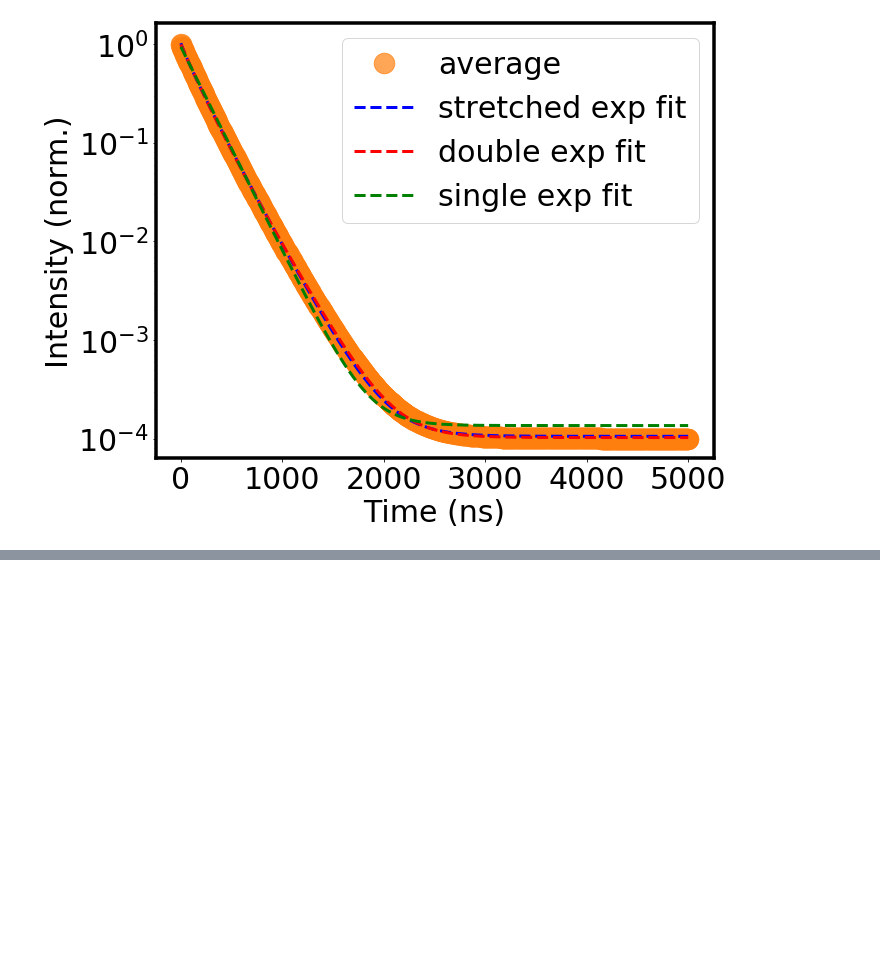
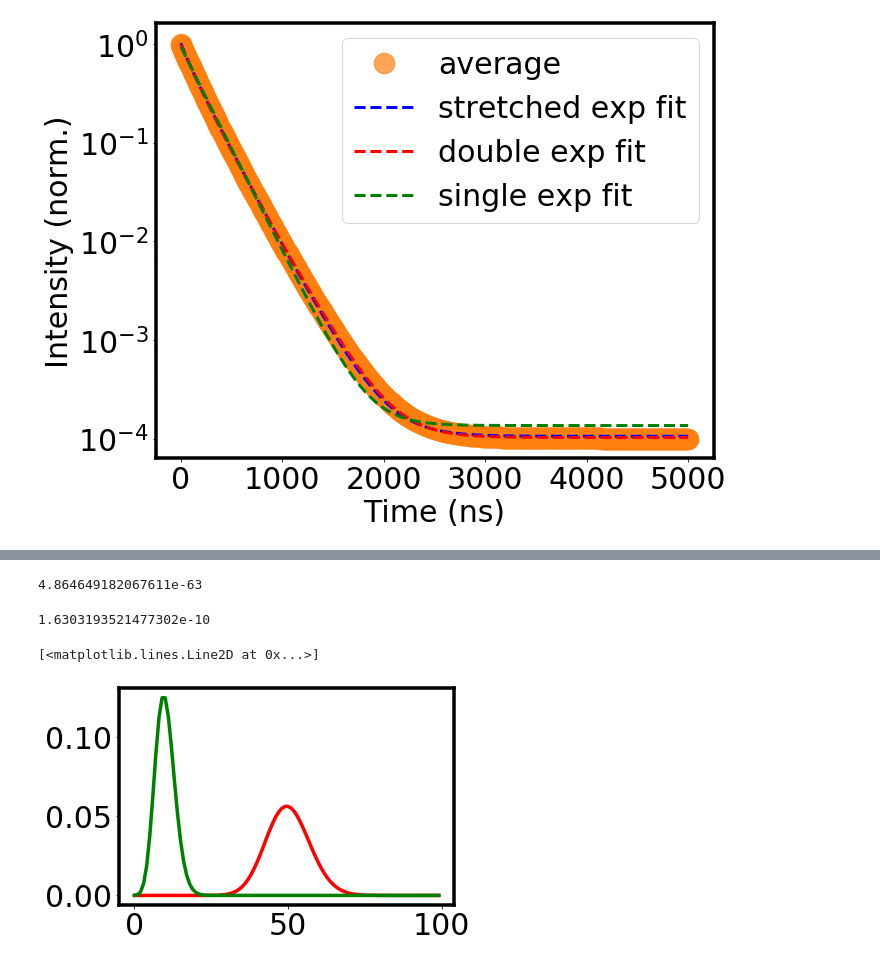
Before and after one commit to mtaddei94/TimeResolvedPL, a Jupyter notebook: TRPL_sim.ipynb, the cells around one changed output, grey strips where cells are left out. Saved outputs shown, nothing was run; the diff lists cells and outputs as text; code cells hidden in the pictures; blank space fills up the shorter version.

Commit message:
ADDED the poisson distribution of the lifetimes

```diff
--- a/TRPL_sim.ipynb
+++ b/TRPL_sim.ipynb
@@ -650,0 +663,21 @@ plt.legend()
+# %%
+def poisson_p(lamb, k):
+    probability = math.pow(lamb, k) * math.exp(-lamb) / math.factorial(k)
+    return probability
+# %%
+poisson_p(10, 100)
+# %% [output]
+4.864649182067611e-63
+# %%
+poisson_p(50, 100)
+# %% [output]
+1.6303193521477302e-10
+# %%
+p_y = [poisson_p(50, k) for k in np.arange(0, 100)]
+p_y2 = [poisson_p(10, k) for k in np.arange(0, 100)]
+# %%
+plt.plot(np.arange(0, 100), p_y, c='r')
+plt.plot(np.arange(0, 100), p_y2, c='g')
+# %% [output]
+[<matplotlib.lines.Line2D at 0x...>]
+[figure, added]
```
Also changed, not shown: parts of 26 cells of this notebook.
